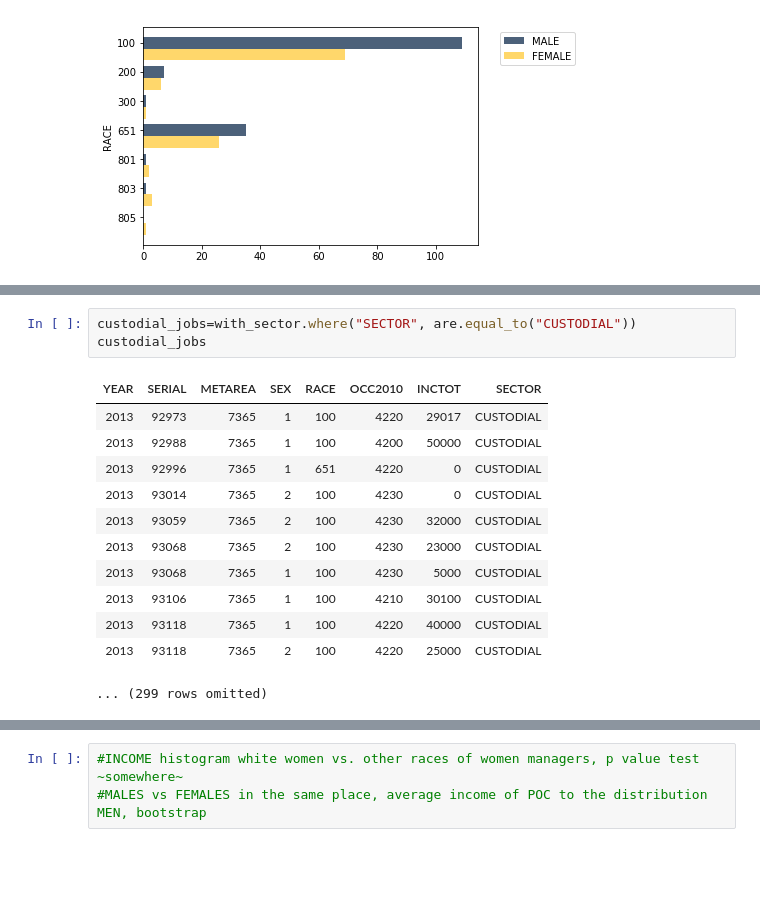
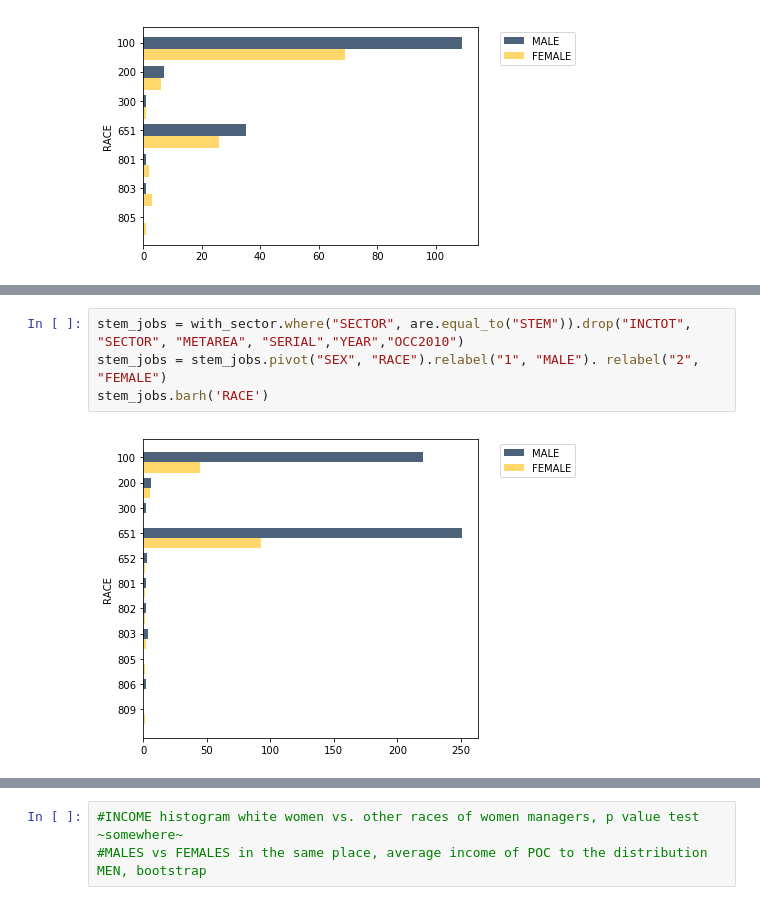
Before and after one commit to ds-modules/GWS-131, a Jupyter notebook: bay_area.ipynb, the cells around one changed output, grey strips where cells are left out. Saved outputs shown, nothing was run; the diff lists cells and outputs as text; blank space fills up the shorter version.

```diff
--- a/bay_area.ipynb
+++ b/bay_area.ipynb
@@ -211,16 +189,6 @@ stem_jobs
-# %%
-custodial_jobs=with_sector.where("SECTOR", are.equal_to("CUSTODIAL"))
-custodial_jobs
-# %% [output]
-| YEAR | SERIAL | METAREA | SEX | RACE | OCC2010 | INCTOT | SECTOR |
-| 2013 | 92973 | 7365 | 1 | 100 | 4220 | 29017 | CUSTODIAL |
-| 2013 | 92988 | 7365 | 1 | 100 | 4200 | 50000 | CUSTODIAL |
-| 2013 | 92996 | 7365 | 1 | 651 | 4220 | 0 | CUSTODIAL |
-| 2013 | 93014 | 7365 | 2 | 100 | 4230 | 0 | CUSTODIAL |
-| 2013 | 93059 | 7365 | 2 | 100 | 4230 | 32000 | CUSTODIAL |
-| 2013 | 93068 | 7365 | 2 | 100 | 4230 | 23000 | CUSTODIAL |
-| 2013 | 93068 | 7365 | 1 | 100 | 4230 | 5000 | CUSTODIAL |
-| 2013 | 93106 | 7365 | 1 | 100 | 4210 | 30100 | CUSTODIAL |
-| 2013 | 93118 | 7365 | 1 | 100 | 4220 | 40000 | CUSTODIAL |
-| 2013 | 93118 | 7365 | 2 | 100 | 4220 | 25000 | CUSTODIAL |
-... (299 rows omitted)
+# %%
+stem_jobs = with_sector.where("SECTOR", are.equal_to("STEM")).drop("INCTOT", "SECTOR", "METAREA", "SERIAL","YEAR","OCC2010")
+stem_jobs = stem_jobs.pivot("SEX", "RACE").relabel("1", "MALE"). relabel("2", "FEMALE")
+stem_jobs.barh('RACE')
+# %% [output]
+[figure, added]
```
Also changed, not shown: parts of 13 cells of this notebook.
